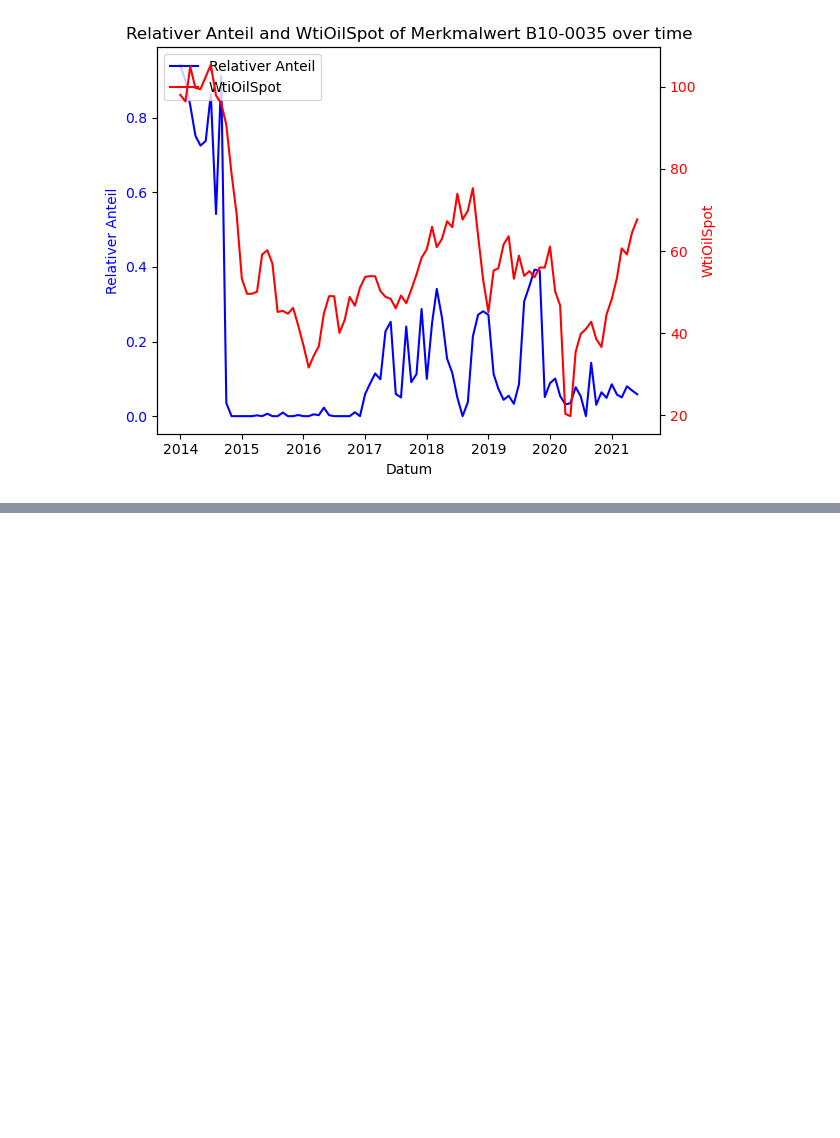
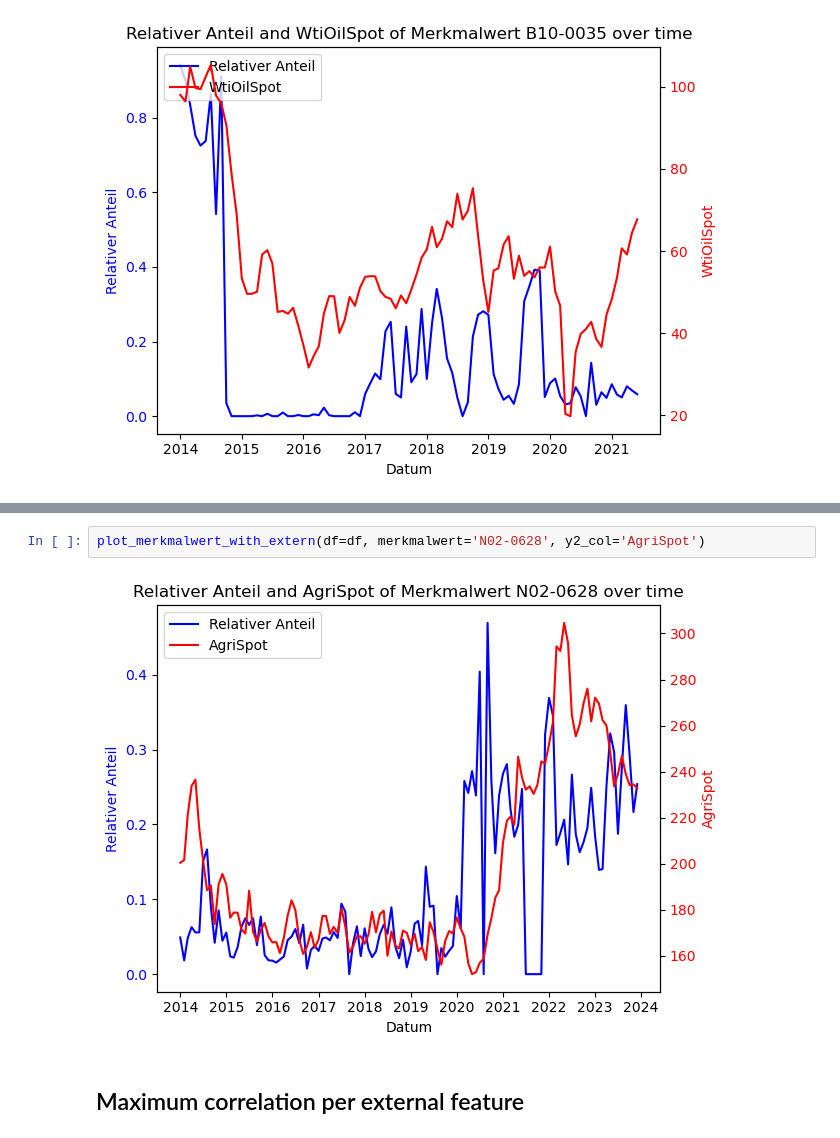
Before and after one commit to realreul/ML-with-CLAAS, a Jupyter notebook: Production/correlation.ipynb, the cells around one changed output, grey strips where cells are left out. Cells and saved outputs as stored; diff of their text form; blank space fills up the shorter version.

Commit message:
correlation

```diff
--- a/Production/correlation.ipynb
+++ b/Production/correlation.ipynb
@@ -398,0 +394,6 @@ plot_merkmalwert_with_extern(df=df, merkmalwert='B10-0035', y2_col='WtiOilSpot')
+# %%
+plot_merkmalwert_with_extern(df=df, merkmalwert='N02-0628', y2_col='AgriSpot')
+# %% [output]
+[figure, added]
+# %% [markdown]
+## Maximum correlation per external feature
```
Also changed, not shown: parts of 16 cells of this notebook.
